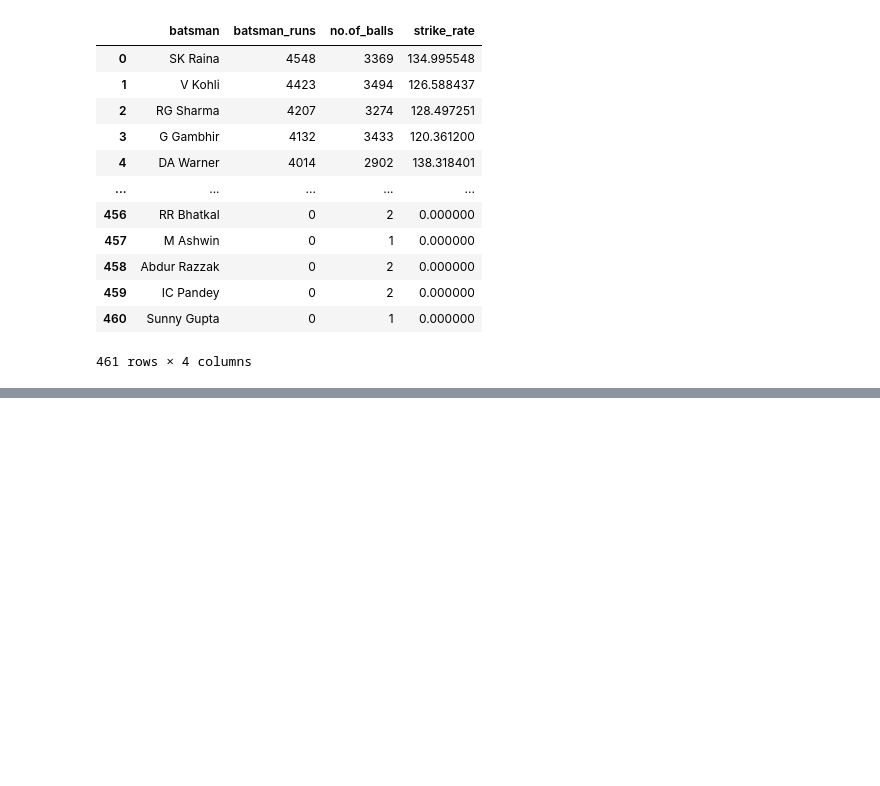
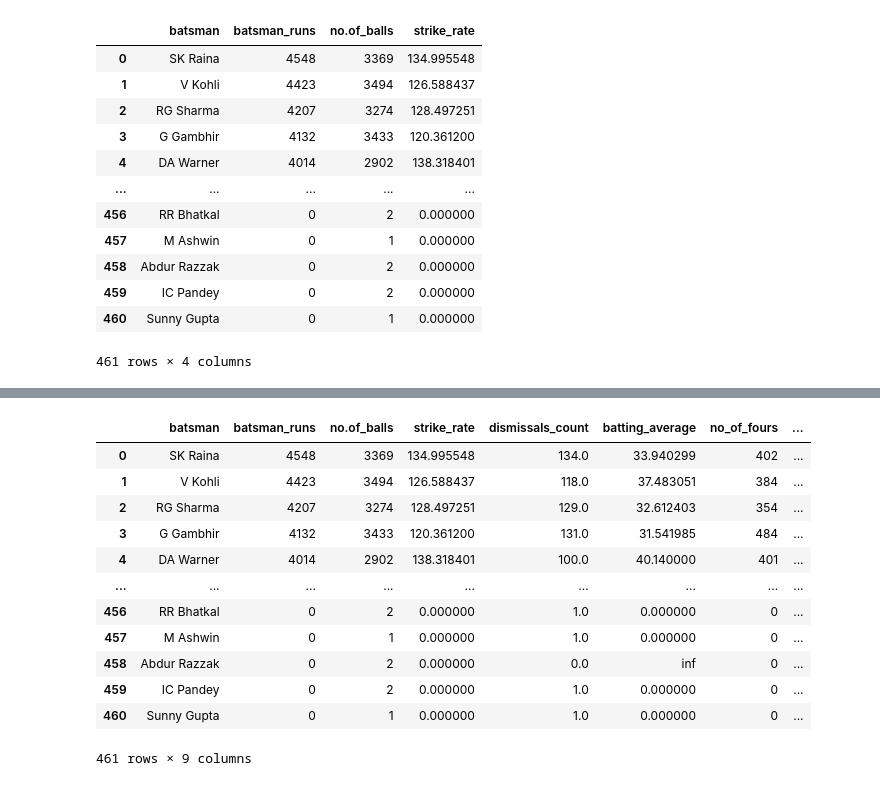
Before and after one commit to sxrthk17/ml-journey, a Jupyter notebook: week1/day6_IPL_EDA_deliveries.ipynb, the cells around one changed output, grey strips where cells are left out. Cells and saved outputs as stored; diff of their text form; code cells hidden in the pictures; blank space fills up the shorter version.

```diff
--- a/week1/day6_IPL_EDA_deliveries.ipynb
+++ b/week1/day6_IPL_EDA_deliveries.ipynb
@@ -313,3 +809,15 @@ dtype: int64
 | 459 | IC Pandey | 0 | 2 | 0.000000 |
 | 460 | Sunny Gupta | 0 | 1 | 0.000000 |
 461 rows × 4 columns
+# %%
+total_dismissals_df = delivery_dataset['player_dismissed'].value_counts().reset_index()
+total_dismissals_df.columns = ['batsman','dismissals_count']
+total_dismissals_df = total_dismissals_df[total_dismissals_df['batsman'] != 'not out']
+
+batsmen_stats = pd.merge(batsmen_stats, total_dismissals_df, on='batsman',how='left')
+batsmen_stats['dismissals_count'] = batsmen_stats['dismissals_count'].fillna(0)
+batsmen_stats['batting_average'] = batsmen_stats['batsman_runs'] / batsmen_stats['dismissals_count'].replace(0,np.nan)
+batsmen_stats['batting_average'] = batsmen_stats['batting_average'].fillna(np.inf)
+
+display(batsmen_stats.sort_values(by='batting_average', ascending=False).head(10))
+display(batsmen_stats.sort_values(by='batsman_runs',ascending=False).head(10))
@@ -315,0 +847,14 @@ dtype: int64
+# %%
+batsman_fours = delivery_dataset[delivery_dataset['batsman_runs'] == 4].groupby('batsman')['batsman_runs'].count().reset_index()
+batsman_fours.rename(columns={'batsman_runs': 'no_of_fours'}, inplace=True)
+
+batsman_sixes = delivery_dataset[delivery_dataset['batsman_runs'] == 6].groupby('batsman')['batsman_runs'].count().reset_index()
+batsman_sixes.rename(columns={'batsman_runs': 'no_of_sixes'}, inplace=True)
+
+batsmen_stats = pd.merge(batsmen_stats, batsman_fours, on='batsman', how='left')
+batsmen_stats = pd.merge(batsmen_stats, batsman_sixes, on='batsman', how='left')
+
+batsmen_stats['no_of_fours'] = batsmen_stats['no_of_fours'].fillna(0).astype(int)
+batsmen_stats['no_of_sixes'] = batsmen_stats['no_of_sixes'].fillna(0).astype(int)
+
+display(batsmen_stats.head())
@@ -315,0 +868,20 @@ dtype: int64
+# %%
+batsmen_stats['boundary_percentage'] = (((batsmen_stats['no_of_fours'] * 4) + (batsmen_stats['no_of_sixes'] * 6)) / batsmen_stats['batsman_runs'].replace(0, np.nan)) * 100
+
+batsmen_stats['boundary_percentage']= batsmen_stats['boundary_percentage'].fillna(0)
+
+display(batsmen_stats)
+# %% [output]
+|  | batsman | batsman_runs | no.of_balls | strike_rate | dismissals_count | batting_average | no_of_fours | ... |
+| 0 | SK Raina | 4548 | 3369 | 134.995548 | 134.0 | 33.940299 | 402 | ... |
+| 1 | V Kohli | 4423 | 3494 | 126.588437 | 118.0 | 37.483051 | 384 | ... |
+| 2 | RG Sharma | 4207 | 3274 | 128.497251 | 129.0 | 32.612403 | 354 | ... |
+| 3 | G Gambhir | 4132 | 3433 | 120.361200 | 131.0 | 31.541985 | 484 | ... |
+| 4 | DA Warner | 4014 | 2902 | 138.318401 | 100.0 | 40.140000 | 401 | ... |
+| ... | ... | ... | ... | ... | ... | ... | ... | ... |
+| 456 | RR Bhatkal | 0 | 2 | 0.000000 | 1.0 | 0.000000 | 0 | ... |
+| 457 | M Ashwin | 0 | 1 | 0.000000 | 1.0 | 0.000000 | 0 | ... |
+| 458 | Abdur Razzak | 0 | 2 | 0.000000 | 0.0 | inf | 0 | ... |
+| 459 | IC Pandey | 0 | 2 | 0.000000 | 1.0 | 0.000000 | 0 | ... |
+| 460 | Sunny Gupta | 0 | 1 | 0.000000 | 1.0 | 0.000000 | 0 | ... |
+461 rows × 9 columns
```
Also changed, not shown: parts of 48 cells of this notebook.
